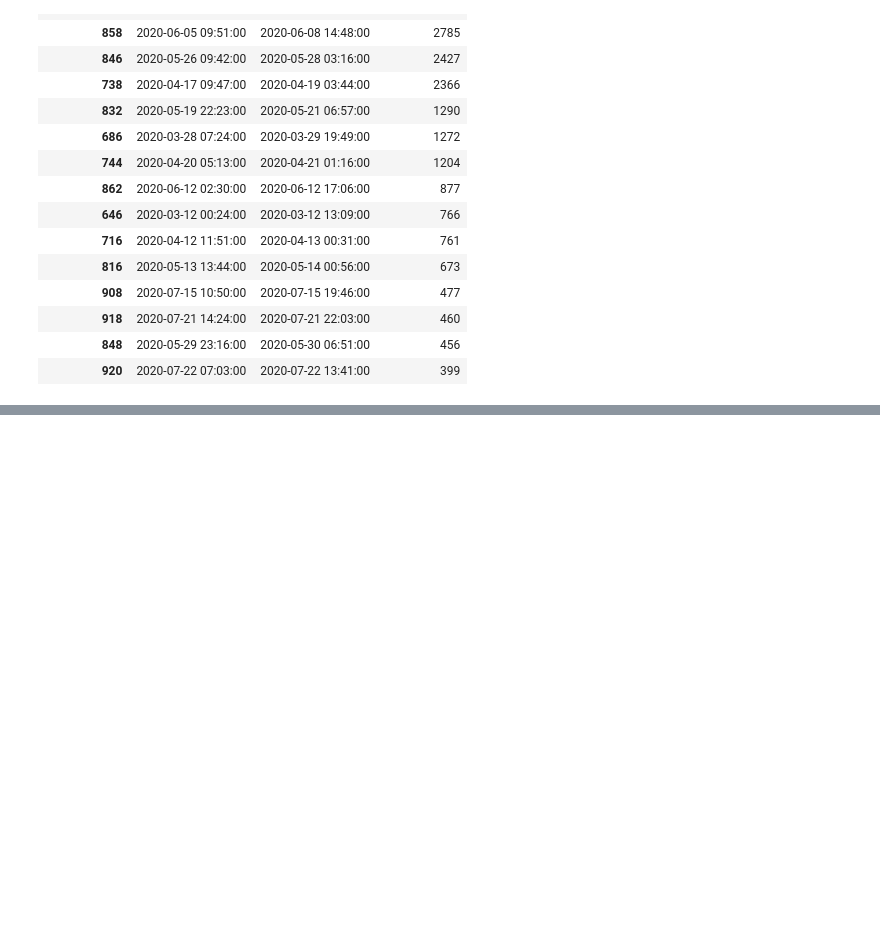
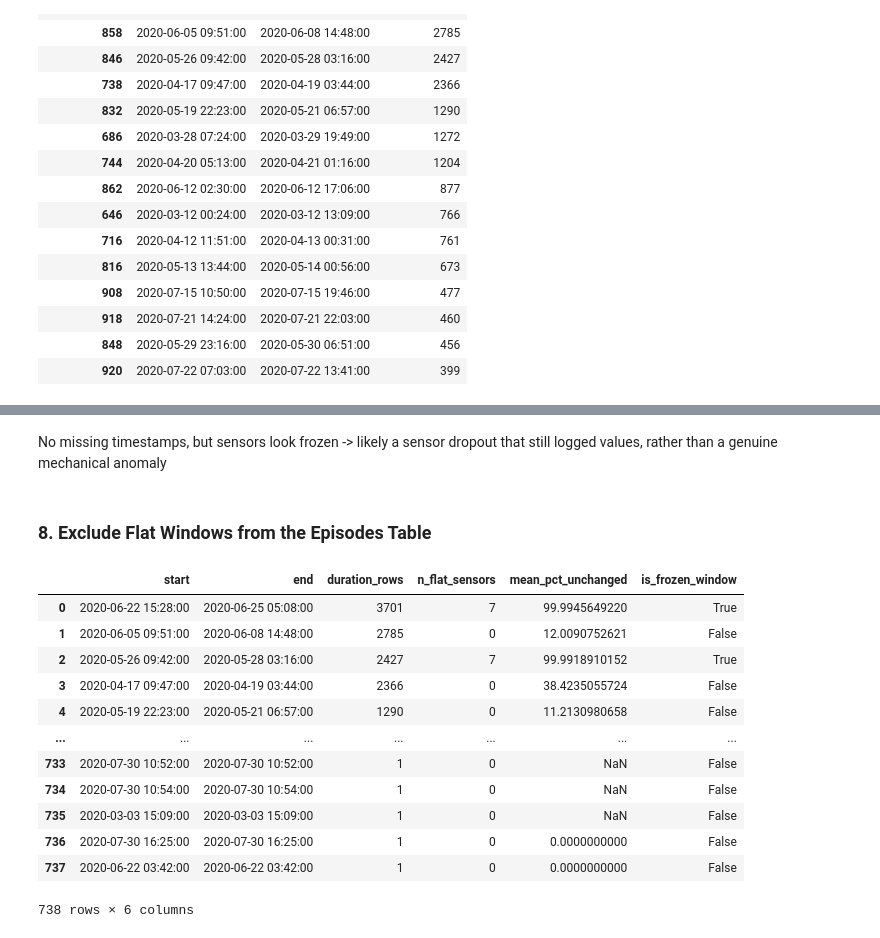
Before and after one commit to lugesy/metropt3-predictive-maintenance, a Jupyter notebook: 01_eda_metropt3.ipynb, the cells around one changed output, grey strips where cells are left out. Saved outputs shown, nothing was run; the diff lists cells and outputs as text; code cells hidden in the pictures; blank space fills up the shorter version.

Commit message:
frozen episodes are excluded

```diff
--- a/01_eda_metropt3.ipynb
+++ b/01_eda_metropt3.ipynb
@@ -12,6 +12,8 @@ import pandas as pd
 import numpy as np
 import matplotlib.pyplot as plt
 import seaborn as sns
+# %%
+pd.set_option('display.float_format', lambda x: f'{x:.10f}')
 # %% [markdown]
 ### 2. Load Data
 # %%
@@ -474,0 +515,10 @@ for col in df_temp.columns:
+# %%
+# --- Step 4: Check the raw (un-resampled) data for gaps inside this window
+raw_window = df.loc[ep_start:ep_end]
+raw_time_diffs = raw_window.index.to_series().diff()
+
+print("Raw timestamp gap stats within the window:")
+print(raw_time_diffs.describe())
+
+print("\nLargest raw gaps found inside the window:")
+print(raw_time_diffs.sort_values(ascending=False).head(10))
@@ -474,0 +571,6 @@ for col in df_temp.columns:
+# %%
+## --- Step 6: How often does each sensor repeat the EXACT same value?
+# Real sensor noise means consecutive readings are almost never identical.
+# A frozen/dead sensor repeats its last reading over and over, so a high "percent unchanged" is a simple, direct tell for a data-gap/dropout artifact rather than a genuine anomaly.
+pct_unchanged = (raw_window[feature_cols].diff() == 0).mean() * 100
+pct_unchanged.rename('pct_consecutive_values_unchanged')
@@ -474,0 +586,50 @@ for col in df_temp.columns:
+# %% [markdown]
+No missing timestamps, but sensors look frozen -> likely a sensor dropout that still logged values, rather than a genuine mechanical anomaly
+# %% [markdown]
+### 8. Exclude Flat Windows from the Episodes Table
+# %%
+# Flag frozen episodes using an absolute std threshold
+feature_cols = ['TP2', 'TP3', 'H1', 'DV_pressure', 'Reservoirs', 'Oil_temperature', 'Motor_current']
+
+# A sensor with std below this, in its own raw units, is effectively frozen
+FROZEN_STD_THRESHOLD = 1e-8
+
+episode_rows = []
+
+for i in range(len(episodes)):
+    ep = episodes.iloc[i]
+    ep_start, ep_end = ep['start'], ep['end']
+
+    raw_window = df.loc[ep_start:ep_end]
+    window_std = raw_window[feature_cols].std()
+    pct_unchanged = (raw_window[feature_cols].diff() == 0).mean() * 100
+
+    is_flat = window_std < FROZEN_STD_THRESHOLD
+    mostly_flat = is_flat.sum() >= len(feature_cols) / 2
+    mostly_frozen = (pct_unchanged > 90).sum() >= len(feature_cols) / 2
+
+    episode_rows.append({
+        'start': ep_start,
+        'end': ep_end,
+        'duration_rows': ep['duration_rows'],
+        'n_flat_sensors': int(is_flat.sum()),
+        'mean_pct_unchanged': pct_unchanged.mean(),
+        'is_frozen_window': bool(mostly_flat or mostly_frozen),
+    })
+
+episodes_frozen_check = pd.DataFrame(episode_rows)
+episodes_frozen_check
+# %% [output]
+|  | start | end | duration_rows | n_flat_sensors | mean_pct_unchanged | is_frozen_window |
+| 0 | 2020-06-22 15:28:00 | 2020-06-25 05:08:00 | 3701 | 7 | 99.9945649220 | True |
+| 1 | 2020-06-05 09:51:00 | 2020-06-08 14:48:00 | 2785 | 0 | 12.0090752621 | False |
+| 2 | 2020-05-26 09:42:00 | 2020-05-28 03:16:00 | 2427 | 7 | 99.9918910152 | True |
+| 3 | 2020-04-17 09:47:00 | 2020-04-19 03:44:00 | 2366 | 0 | 38.4235055724 | False |
+| 4 | 2020-05-19 22:23:00 | 2020-05-21 06:57:00 | 1290 | 0 | 11.2130980658 | False |
+| ... | ... | ... | ... | ... | ... | ... |
+| 733 | 2020-07-30 10:52:00 | 2020-07-30 10:52:00 | 1 | 0 | NaN | False |
+| 734 | 2020-07-30 10:54:00 | 2020-07-30 10:54:00 | 1 | 0 | NaN | False |
+| 735 | 2020-03-03 15:09:00 | 2020-03-03 15:09:00 | 1 | 0 | NaN | False |
+| 736 | 2020-07-30 16:25:00 | 2020-07-30 16:25:00 | 1 | 0 | 0.0000000000 | False |
+| 737 | 2020-06-22 03:42:00 | 2020-06-22 03:42:00 | 1 | 0 | 0.0000000000 | False |
+738 rows × 6 columns
```
Also changed, not shown: parts of 34 cells of this notebook.
